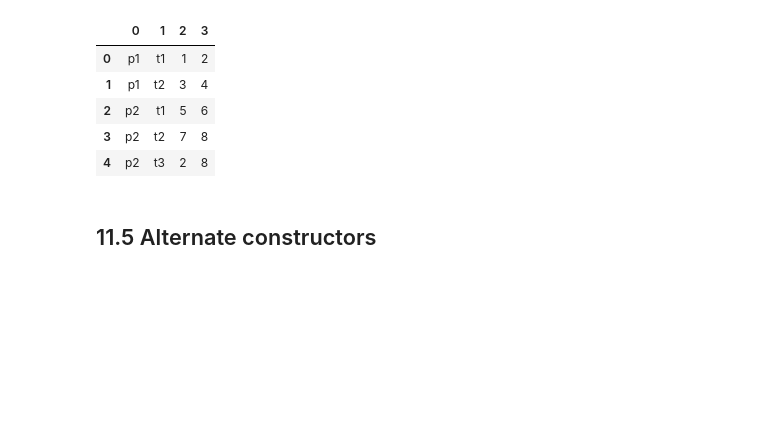
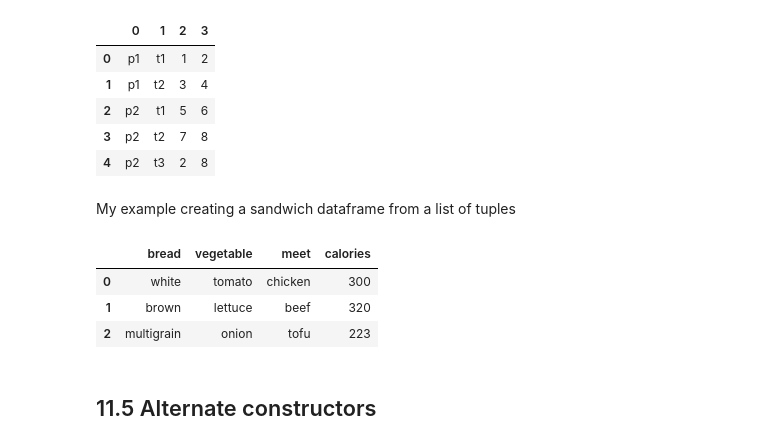
Before and after one commit to hliaqat/Week1-Introduction_to_Python, a Jupyter notebook: Introduction_to_Python.ipynb, the cells around one changed output. Cells and saved outputs as stored; diff of their text form; code cells hidden in the pictures; blank space fills up the shorter version.

```diff
--- a/Introduction_to_Python.ipynb
+++ b/Introduction_to_Python.ipynb
@@ -1172,6 +1795,19 @@ df
 | 2 | p2 | t1 | 5 | 6 |
 | 3 | p2 | t2 | 7 | 8 |
 | 4 | p2 | t3 | 2 | 8 |
+# %% [markdown]
+My example creating a sandwich dataframe from a list of tuples
+# %%
+data = [('white', 'tomato', 'chicken', 300),('brown', 'lettuce', 'beef', 320),('multigrain', 'onion', 'tofu', 223)]
+
+df = pd.DataFrame(data)
+df.columns=['bread', 'vegetable', 'meet', 'calories']
+df
+# %% [output]
+|  | bread | vegetable | meet | calories |
+| 0 | white | tomato | chicken | 300 |
+| 1 | brown | lettuce | beef | 320 |
+| 2 | multigrain | onion | tofu | 223 |
 # %% [markdown]
 ## 11.5 Alternate constructors
 # %% [markdown]
```
Also changed, not shown: parts of 140 cells of this notebook.
